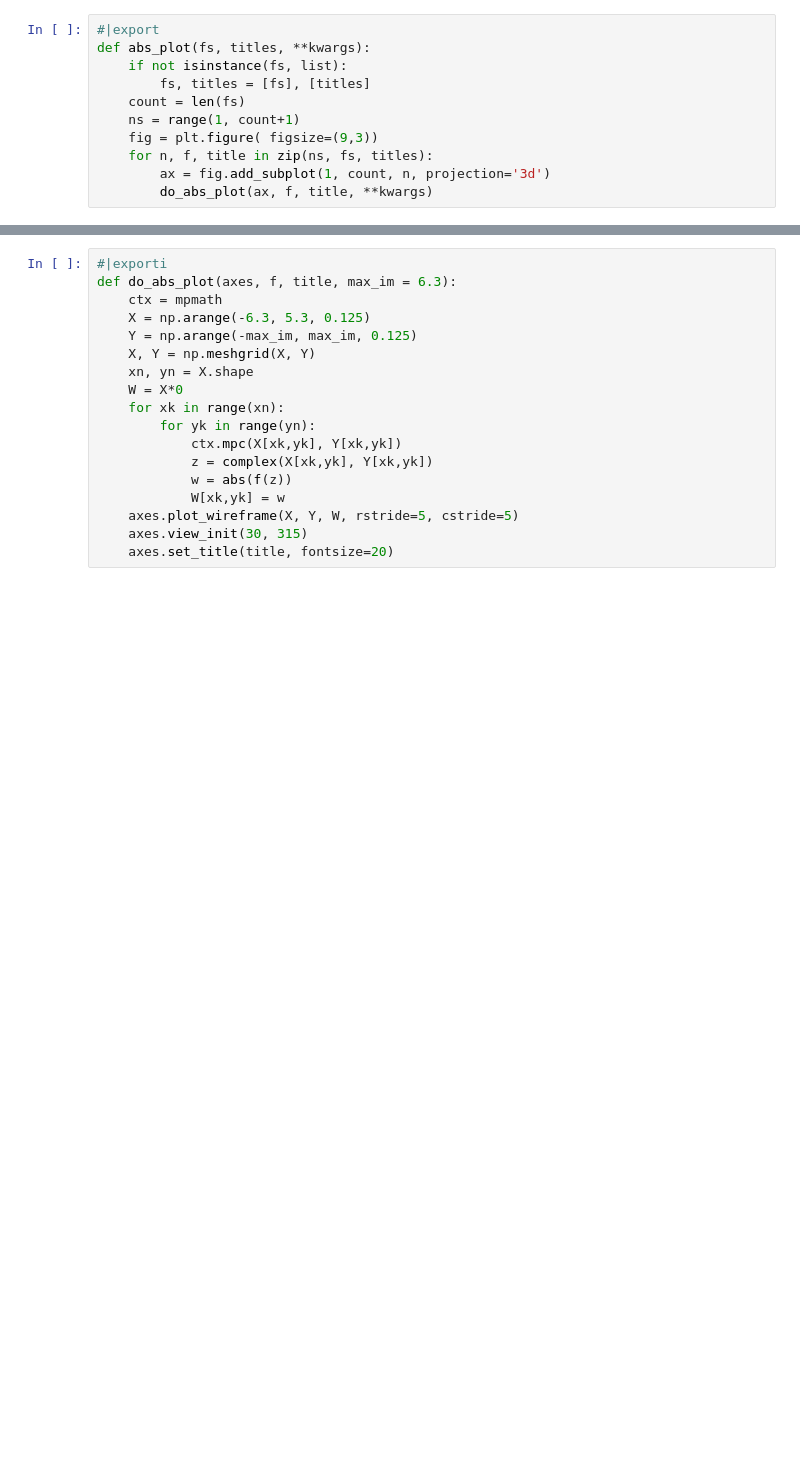
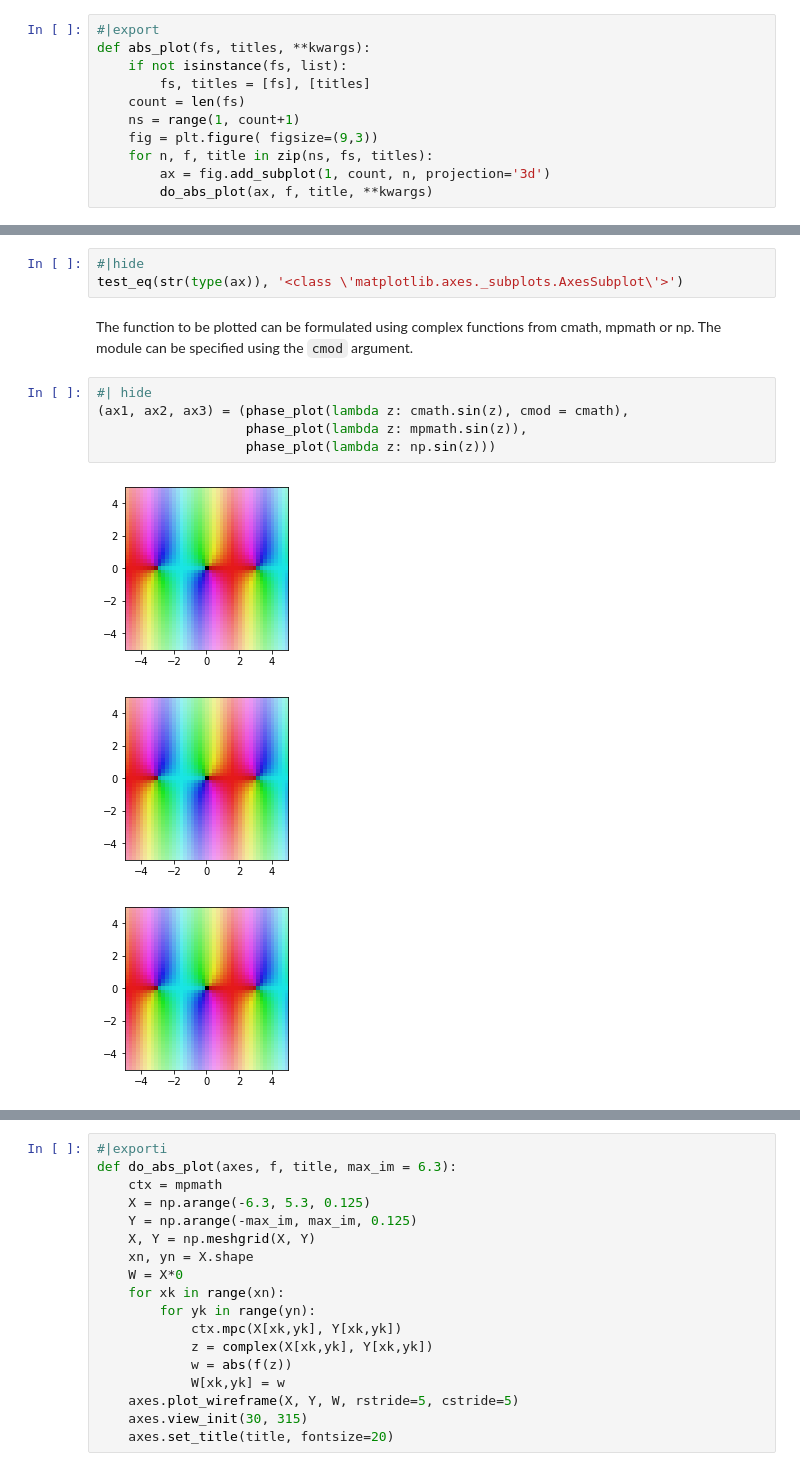
Before and after one commit to bobprice0/viz, a Jupyter notebook: nbs/00_core.ipynb, the cells around one changed output, grey strips where cells are left out. Drawn from its saved outputs; the diff is of its cells as text; blank space fills up the shorter version.

```diff
--- a/nbs/00_core.ipynb
+++ b/nbs/00_core.ipynb
@@ -54,0 +116,14 @@ def abs_plot(fs, titles, **kwargs):
+# %%
+#|hide
+test_eq(str(type(ax)), '<class \'matplotlib.axes._subplots.AxesSubplot\'>')
+# %% [markdown]
+The function to be plotted can be formulated using complex functions from cmath, mpmath or np. The module can be specified using the `cmod` argument.
+# %%
+#| hide
+(ax1, ax2, ax3) = (phase_plot(lambda z: cmath.sin(z), cmod = cmath),
+                   phase_plot(lambda z: mpmath.sin(z)),
+                   phase_plot(lambda z: np.sin(z)))
+# %% [output]
+[figure, added]
+[figure, added]
+[figure, added]
```
Also changed, not shown: parts of 12 cells of this notebook, 2 other files.
